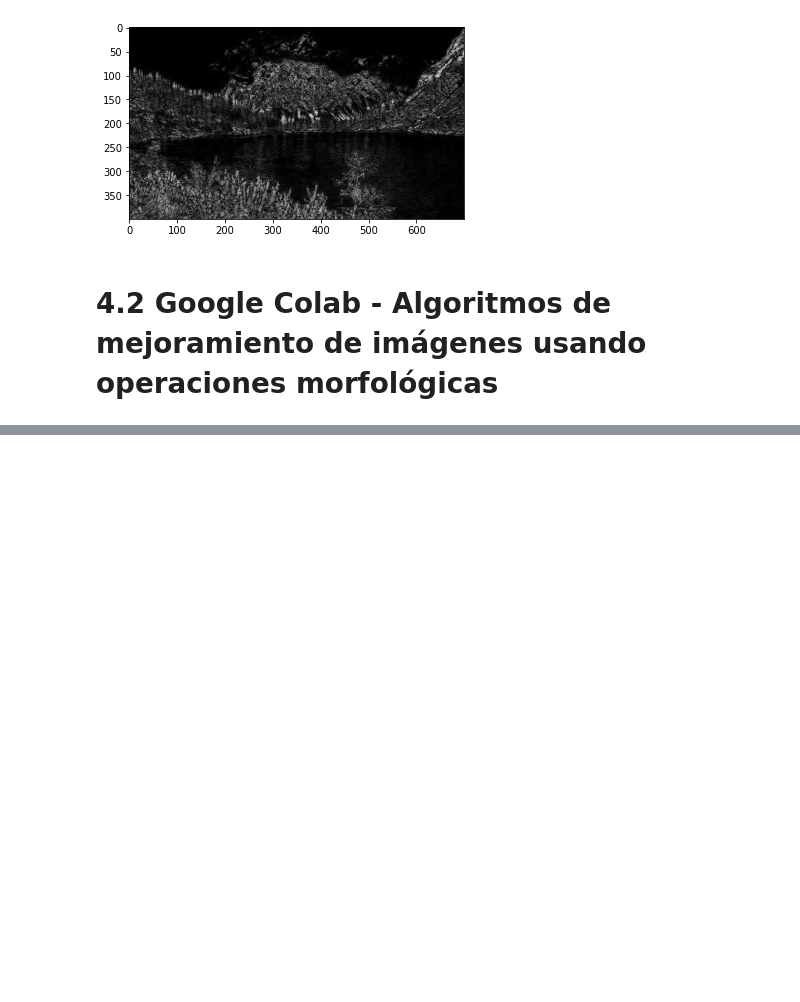
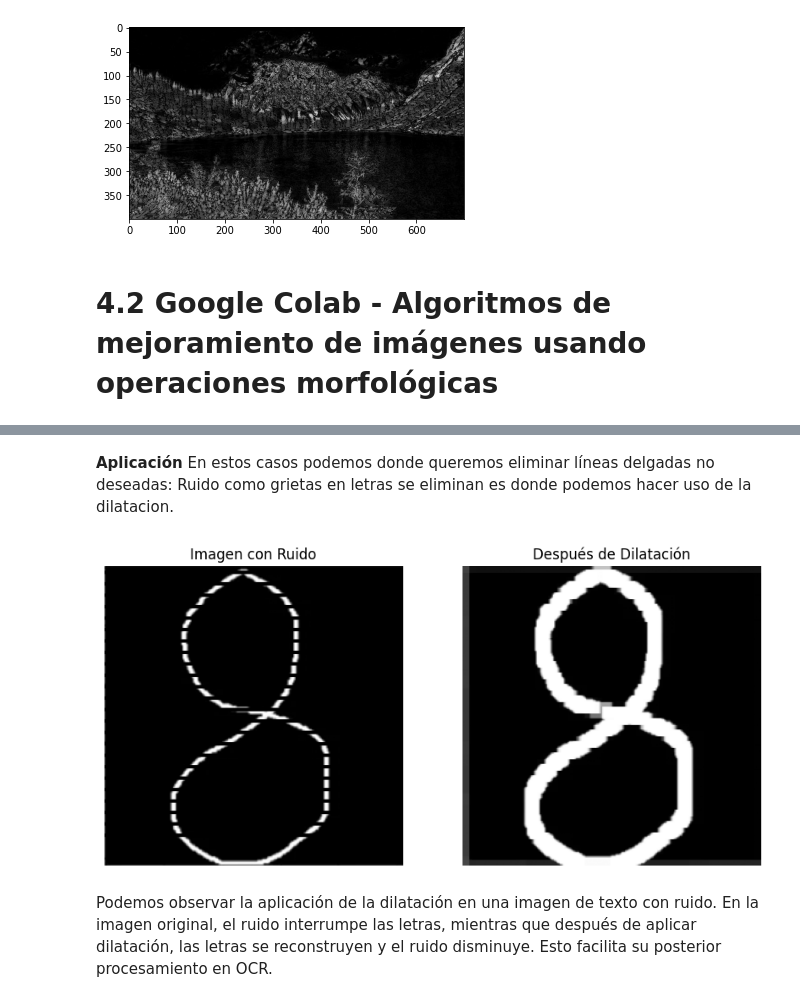
Before and after one commit to FranciscoMedellin/mna-computer-vision, a Jupyter notebook: 10_morphological_operations.ipynb, the cells around one changed output, grey strips where cells are left out. Saved outputs shown, nothing was run; the diff lists cells and outputs as text; code cells hidden in the pictures; blank space fills up the shorter version.

```diff
--- a/10_morphological_operations.ipynb
+++ b/10_morphological_operations.ipynb
@@ -314,0 +362,25 @@ plt.show()
+# %% [markdown]
+**Aplicación**
+En estos casos podemos donde queremos eliminar líneas delgadas no deseadas: Ruido como grietas en letras se eliminan es donde podemos hacer uso de la dilatacion.
+# %%
+# Crear un kernel de 10x10 para la dilatación
+kernel = np.ones((10,10), np.uint8)
+
+# Aplicar dilatación
+dilated_img = cv2.dilate(image_to_fix, kernel, iterations=1)
+
+# Mostrar la imagen original y la procesada
+fig, ax = plt.subplots(1, 2, figsize=(10, 5))
+ax[0].imshow(image_to_fix, cmap='gray')
+ax[0].set_title("Imagen con Ruido")
+ax[0].axis("off")
+
+ax[1].imshow(dilated_img, cmap='gray')
+ax[1].set_title("Después de Dilatación")
+ax[1].axis("off")
+
+plt.show()
+# %% [output]
+[figure, added]
+# %% [markdown]
+Podemos observar  la aplicación de la dilatación en una imagen de texto con ruido. En la imagen original, el ruido interrumpe las letras, mientras que después de aplicar dilatación, las letras se reconstruyen y el ruido disminuye. Esto facilita su posterior procesamiento en OCR.
```
Also changed, not shown: parts of 13 cells of this notebook.
